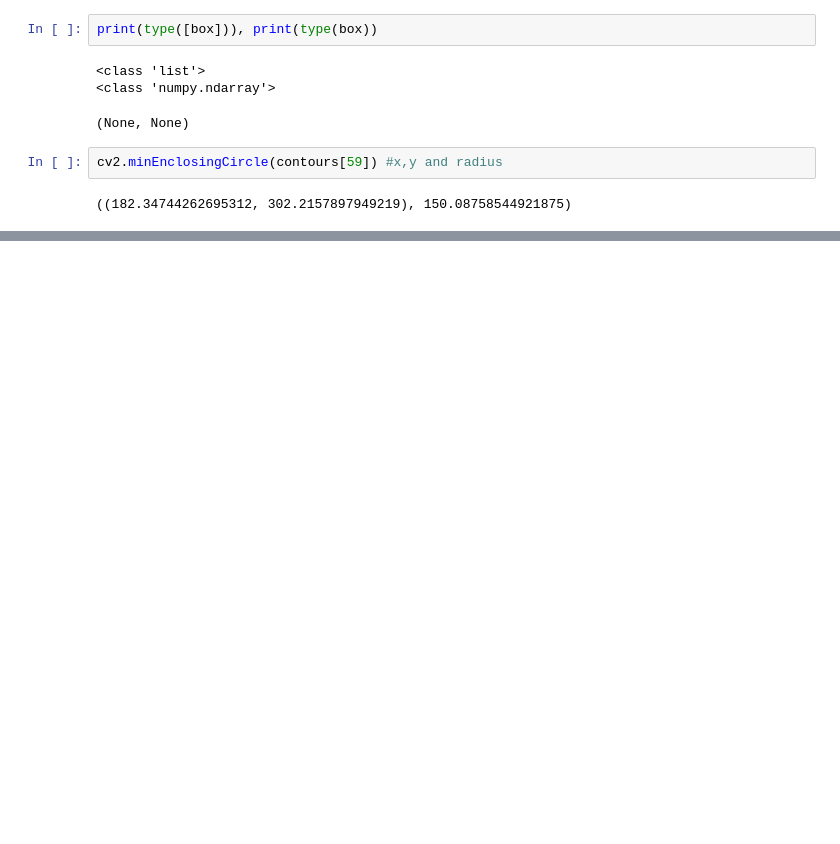
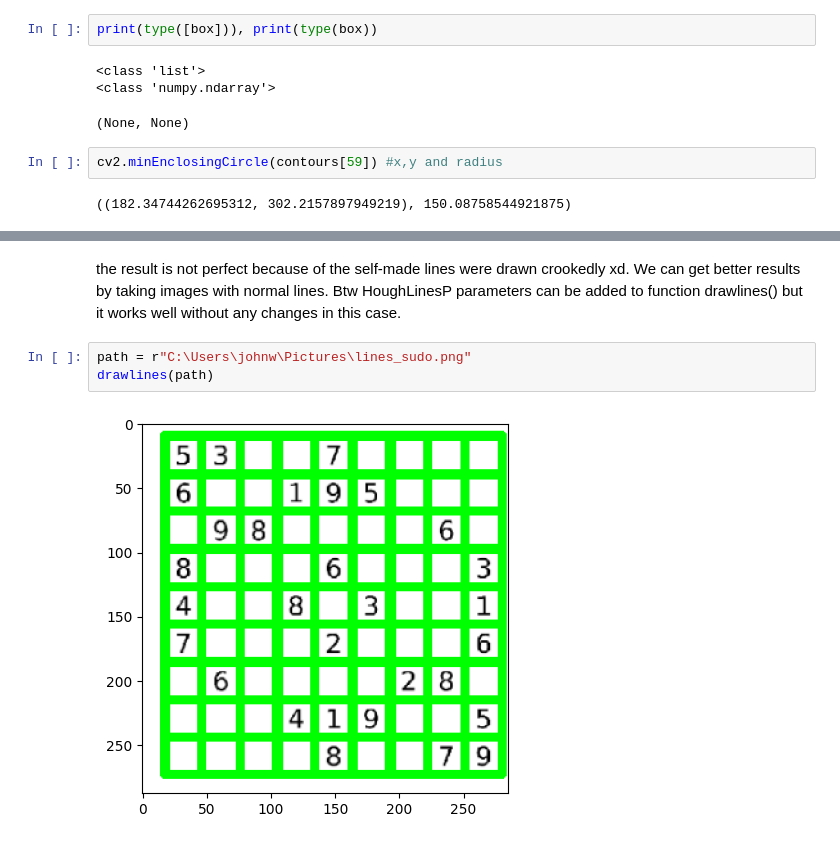
Before and after one commit to davidyaaw/open-cv2-cookbook, a Jupyter notebook: Jupeter notebooks/contour_detection_cv2.ipynb, the cells around one changed output, grey strips where cells are left out. Saved outputs shown, nothing was run; the diff lists cells and outputs as text; blank space fills up the shorter version.

```diff
--- a/Jupeter notebooks/contour_detection_cv2.ipynb
+++ b/Jupeter notebooks/contour_detection_cv2.ipynb
@@ -480,0 +637,8 @@ cv2.minEnclosingCircle(contours[59]) #x,y and radius
+# %% [markdown]
+the result is not perfect because of the self-made lines were drawn crookedly xd. We can get better results by taking images with normal lines.
+Btw HoughLinesP parameters can be added to function drawlines() but it works well without any changes in this case.
+# %%
+path = r"C:\Users\johnw\Pictures\lines_sudo.png"
+drawlines(path)
+# %% [output]
+[figure, added]
```
Also changed, not shown: parts of 16 cells of this notebook.
